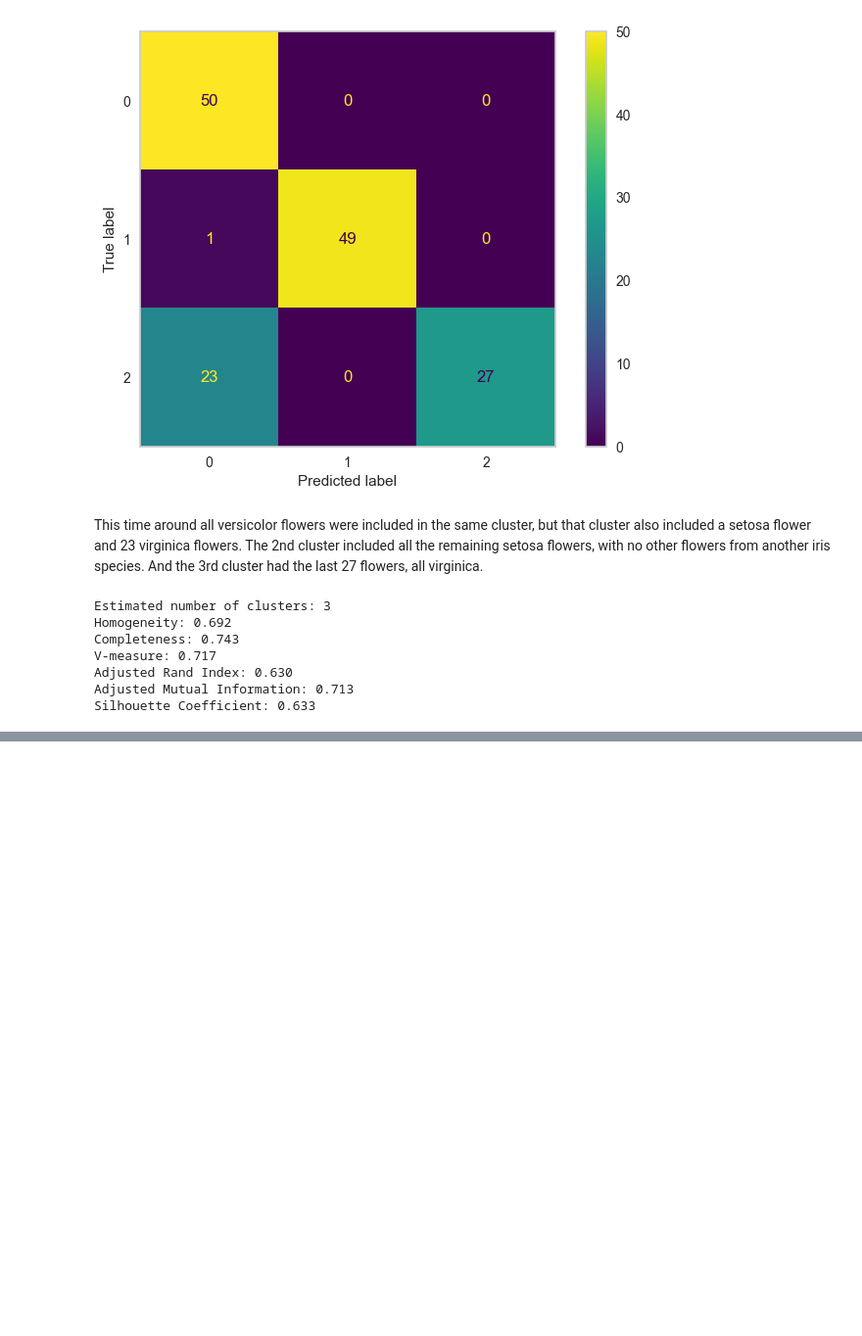
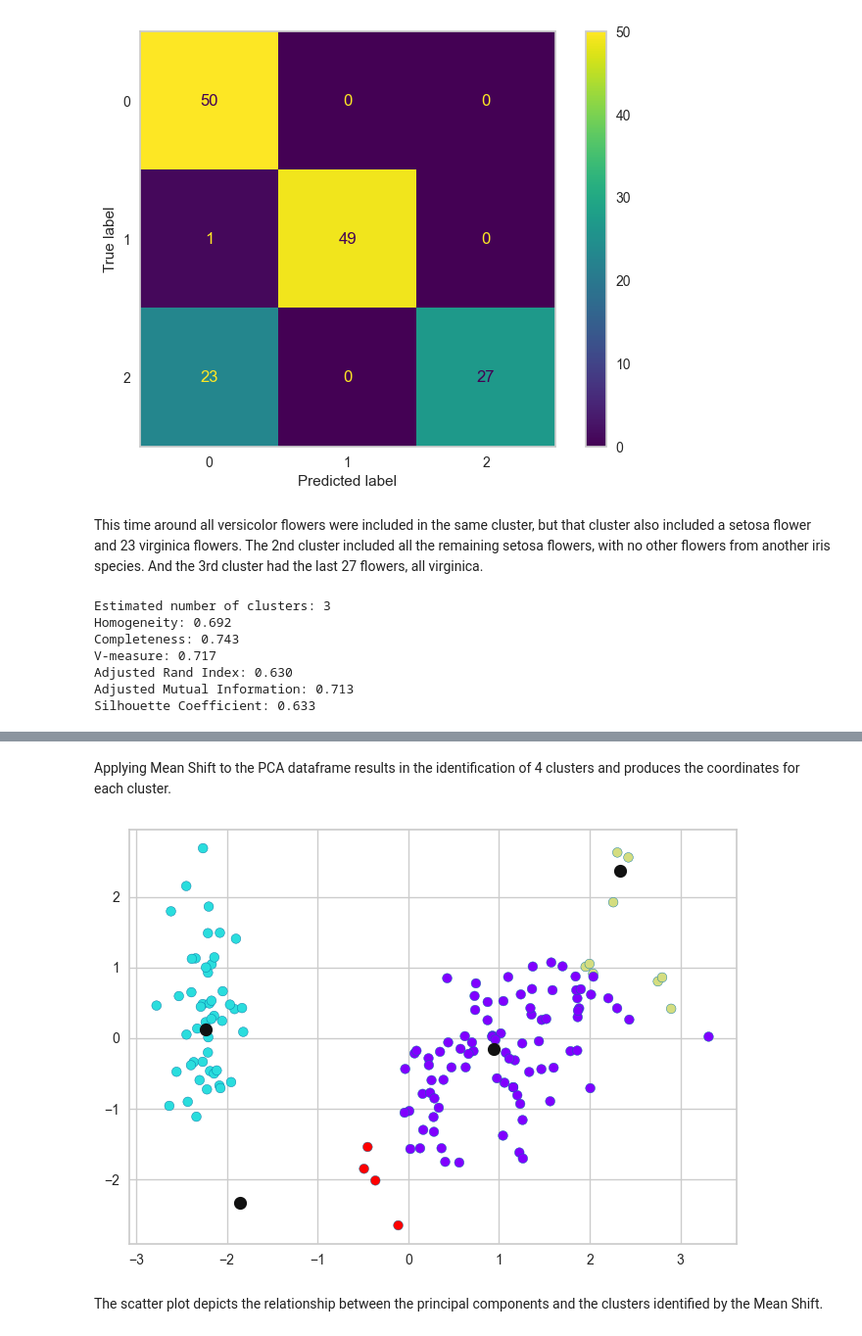
Before and after one commit to tzhang852/4431_DataMining_Fall22, a Jupyter notebook: Assignment5/assignment5.ipynb, the cells around one changed output, grey strips where cells are left out. Shown at 98% size. Saved outputs shown, nothing was run; the diff lists cells and outputs as text; code cells hidden in the pictures; blank space fills up the shorter version.

```diff
--- a/Assignment5/assignment5.ipynb
+++ b/Assignment5/assignment5.ipynb
@@ -364,0 +409,12 @@ Silhouette Coefficient: 0.633
+# %% [markdown]
+Applying Mean Shift to the PCA dataframe results in the identification of 4 clusters and produces the coordinates for each cluster.
+# %%
+# Create plot of clusters derived from principal components
+plt.scatter(pca_df['PC1'], pca_df['PC2'], c = ms_pcs_labels, cmap = 'rainbow', edgecolors = 'b')
+plt.scatter(ms_pcs_cluster_centers[:,0], ms_pcs_cluster_centers[:,1],
+     color = 'k', s = 20, linewidths = 5)
+plt.show()
+# %% [output]
+[figure, added]
+# %% [markdown]
+The scatter plot depicts the relationship between the principal components and the clusters identified by the Mean Shift.
```
Also changed, not shown: parts of 22 cells of this notebook.
